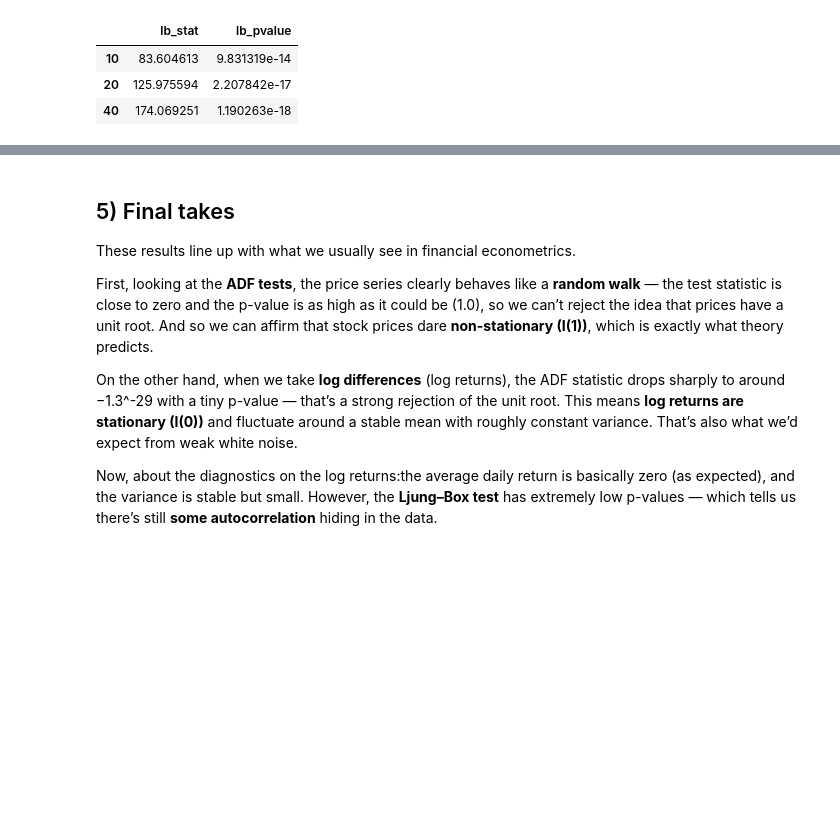
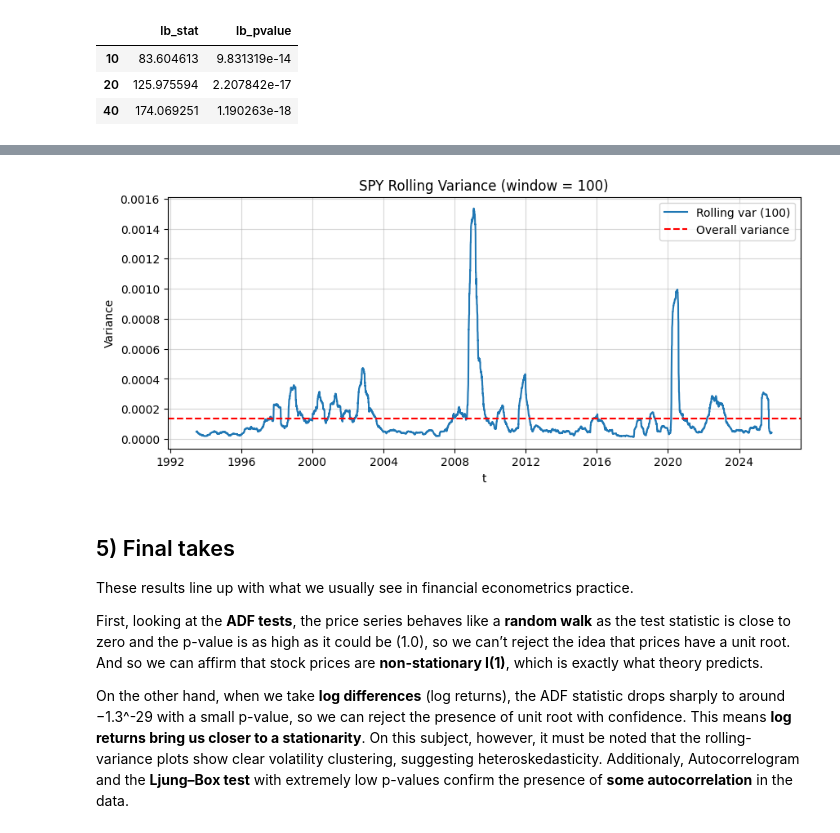
Before and after one commit to emschutt/Weak-White-Noise, a Jupyter notebook: WeakWhiteNoise.ipynb, the cells around one changed output, grey strips where cells are left out. Saved outputs shown, nothing was run; the diff lists cells and outputs as text; code cells hidden in the pictures; blank space fills up the shorter version.

```diff
--- a/WeakWhiteNoise.ipynb
+++ b/WeakWhiteNoise.ipynb
@@ -262,10 +294,25 @@ dtype: float64
+# %%
+window = 100
+spy = log_returns["SPY"]            # pick your column name here
+
+rolling_var = spy.rolling(window=window, min_periods=window).var()
+
+plt.figure(figsize=(10, 4))
+plt.plot(rolling_var.index, rolling_var.values, label=f"Rolling var ({window})")
+plt.axhline(y=spy.var(), color="red", linestyle="--", label="Overall variance")
+plt.title(f"SPY Rolling Variance (window = {window})")
+plt.xlabel("t")
+plt.ylabel("Variance")
+plt.legend()
+plt.grid(True, linestyle="-", alpha=0.5)
+plt.show()
+# %% [output]
+[figure, added]
 # %% [markdown]
 ## 5) Final takes
 
-These results line up with what we usually see in financial econometrics.
+These results line up with what we usually see in financial econometrics practice.
 
-First, looking at the **ADF tests**, the price series clearly behaves like a **random walk** — the test statistic is close to zero and the p-value is as high as it could be (1.0), so we can’t reject the idea that prices have a unit root.  And so we can affirm that stock prices dare **non-stationary (I(1))**, which is exactly what theory predicts.
+First, looking at the **ADF tests**, the price series behaves like a **random walk** as the test statistic is close to zero and the p-value is as high as it could be (1.0), so we can’t reject the idea that prices have a unit root.  And so we can affirm that stock prices are **non-stationary I(1)**, which is exactly what theory predicts.
 
-On the other hand, when we take **log differences** (log returns), the ADF statistic drops sharply to around −1.3^-29 with a tiny p-value — that’s a strong rejection of the unit root. This means **log returns are stationary (I(0))** and fluctuate around a stable mean with roughly constant variance. That’s also what we’d expect from weak white noise.
-
-Now, about the diagnostics on the log returns:the average daily return is basically zero (as expected), and the variance is stable but small. However, the **Ljung–Box test** has extremely low p-values — which tells us there’s still **some autocorrelation** hiding in the data.
+On the other hand, when we take **log differences** (log returns), the ADF statistic drops sharply to around −1.3^-29 with a small p-value, so we can reject the presence of unit root with confidence. This means **log returns bring us closer to a stationarity**. On this subject, however, it must be noted that the rolling-variance plots show clear volatility clustering, suggesting heteroskedasticity. Additionaly, Autocorrelogram and  the **Ljung–Box test** with extremely low p-values confirm the presence of **some autocorrelation** in the data.
```
Also changed, not shown: parts of 12 cells of this notebook.
